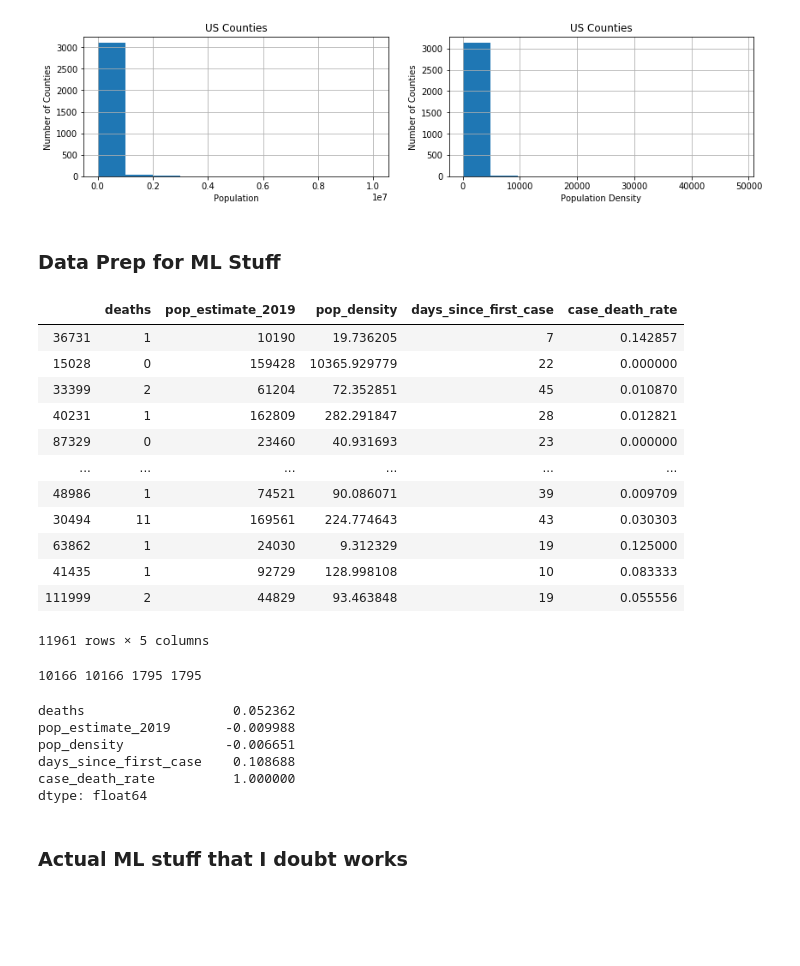
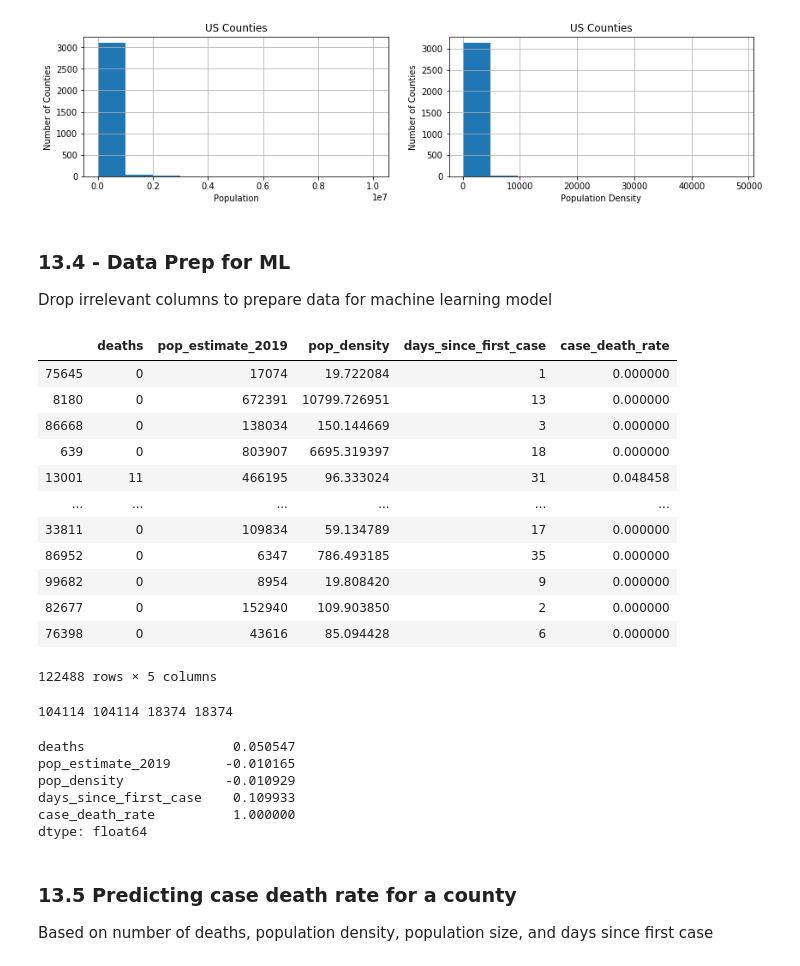
Before and after one commit to annagodin/CS439-Semester-Project, a Jupyter notebook: Coronavirus Project/Coronavirus Data Research.ipynb, the cells around one changed output. Saved outputs shown, nothing was run; the diff lists cells and outputs as text; code cells hidden in the pictures; blank space fills up the shorter version.

Commit message:
formatting ml stuff

```diff
--- a/Coronavirus Project/Coronavirus Data Research.ipynb
+++ b/Coronavirus Project/Coronavirus Data Research.ipynb
@@ -857,8 +857,9 @@ Max: 48358.254156769595
 Mean: 228.12095926893755
 Std Dev: 1275.5948098924282
 [figure]
-# %% [markdown]
-### Data Prep for ML Stuff
+# %% [markdown]
+### 13.4 - Data Prep for ML
+Drop irrelevant columns to prepare data for machine learning model
 # %%
 import pandas as pd
 from sklearn.preprocessing import MinMaxScaler
@@ -895,57 +896,56 @@ prepped_data=temp.drop(columns=drop_cols, axis=1)
 # WHAT I USED FOR THE CODE BELOW:
 # https://www.datatechnotes.com/2019/06/regression-example-with-xgbregressor-in.html
 
 #taking a subset of the data just to see how the algorithm works without waiting forever
-small_data = prepped_data.sample(frac=.1, random_state=19)
+small_data = prepped_data.sample(frac=1, random_state=19)
 display(small_data)
 
 # Our y value is 'cases'
 # Y = small_data['cases']
 Y = small_data['case_death_rate']
-
 
 #and remove y column from the dataset
 # small_data.drop(labels='cases', axis=1, inplace=True)
 small_data.drop(labels='case_death_rate', axis=1, inplace=True)
 
 X = small_data
 
 X_train, X_test, y_train, y_test=train_test_split(X, Y, test_size=0.15)
 print(len(X_train), len(y_train), len(X_test), len(y_test))
 
 
 # # first split data into train and test datasets
 # X_train, X_test, y_train, y_test = train_test_split(prepped_data, Y, test_size=0.2, random_state=1)
 # # then split the training data into train and validation sets
 # X_train, X_val, y_train, y_val = train_test_split(X_train, y_train, test_size=0.25, random_state=1)
 # print(len(X_train), len(X_val), len(X_test))
-
 # display(prepped_data.corr(method ='kendall'))
 
 display(prepped_data.corrwith(Y, axis = 0) )
 # %% [output]
 |  | deaths | pop_estimate_2019 | pop_density | days_since_first_case | case_death_rate |
-| 36731 | 1 | 10190 | 19.736205 | 7 | 0.142857 |
-| 15028 | 0 | 159428 | 10365.929779 | 22 | 0.000000 |
-| 33399 | 2 | 61204 | 72.352851 | 45 | 0.010870 |
-| 40231 | 1 | 162809 | 282.291847 | 28 | 0.012821 |
-| 87329 | 0 | 23460 | 40.931693 | 23 | 0.000000 |
+| 75645 | 0 | 17074 | 19.722084 | 1 | 0.000000 |
+| 8180 | 0 | 672391 | 10799.726951 | 13 | 0.000000 |
+| 86668 | 0 | 138034 | 150.144669 | 3 | 0.000000 |
+| 639 | 0 | 803907 | 6695.319397 | 18 | 0.000000 |
+| 13001 | 11 | 466195 | 96.333024 | 31 | 0.048458 |
 | ... | ... | ... | ... | ... | ... |
-| 48986 | 1 | 74521 | 90.086071 | 39 | 0.009709 |
-| 30494 | 11 | 169561 | 224.774643 | 43 | 0.030303 |
-| 63862 | 1 | 24030 | 9.312329 | 19 | 0.125000 |
-| 41435 | 1 | 92729 | 128.998108 | 10 | 0.083333 |
-| 111999 | 2 | 44829 | 93.463848 | 19 | 0.055556 |
+| 33811 | 0 | 109834 | 59.134789 | 17 | 0.000000 |
+| 86952 | 0 | 6347 | 786.493185 | 35 | 0.000000 |
+| 99682 | 0 | 8954 | 19.808420 | 9 | 0.000000 |
+| 82677 | 0 | 152940 | 109.903850 | 2 | 0.000000 |
+| 76398 | 0 | 43616 | 85.094428 | 6 | 0.000000 |
-11961 rows × 5 columns
+122488 rows × 5 columns
-10166 10166 1795 1795
+104114 104114 18374 18374
-deaths                   0.052362
-pop_estimate_2019       -0.009988
-pop_density             -0.006651
-days_since_first_case    0.108688
+deaths                   0.050547
+pop_estimate_2019       -0.010165
+pop_density             -0.010929
+days_since_first_case    0.109933
 case_death_rate          1.000000
 dtype: float64
-# %% [markdown]
-### Actual ML stuff that I doubt works
+# %% [markdown]
+### 13.5 Predicting case death rate for a county
+Based on number of deaths, population density, population size, and days since first case
 # %%
 xgbr = XGBRegressor(silent=True, objective='reg:logistic')
 
```
Also changed, not shown: parts of 11 cells of this notebook.
